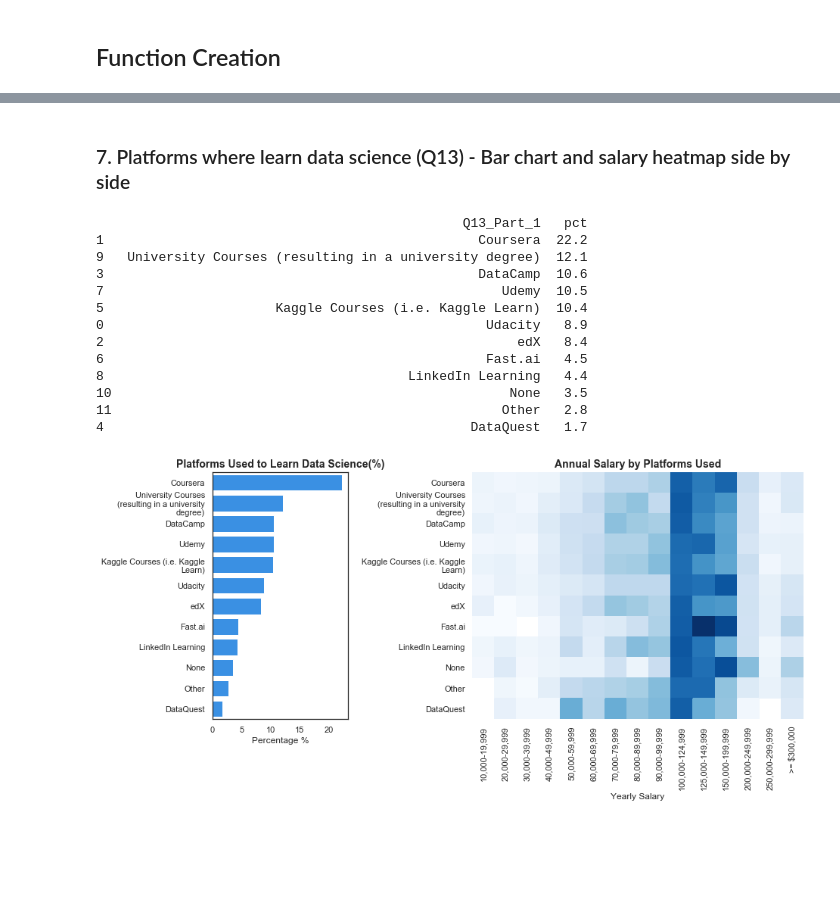
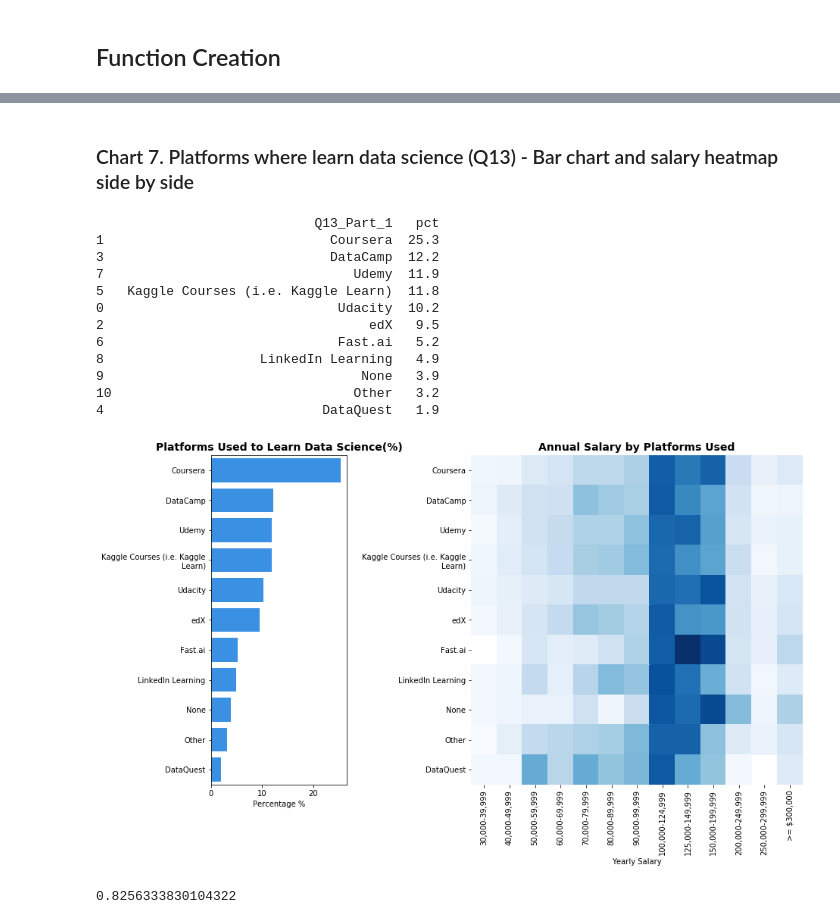
Before and after one commit to noemistatcat/blog_kaggle_survey_2019, a Jupyter notebook: Winning in the Data Science Field.ipynb, the cells around one changed output, grey strips where cells are left out. Cells and saved outputs as stored; diff of their text form; code cells hidden in the pictures; blank space fills up the shorter version.

```diff
--- a/Winning in the Data Science Field.ipynb
+++ b/Winning in the Data Science Field.ipynb
@@ -39,6 +44,18 @@ df.loc[df['Q10'].isin(['300,000-500,000','> $500,000']), 'Q10'] = '>= $300,000'
 # %%
-##### Function to create barplots for questions that are categorical and single answer
 def barplots_single_answer(q_number, x_title, y_title, chart_title, order=None):
+    '''
+    INPUT:
+    q_number - question number for the variable of interest. It should be a single-answer question.
+    x_title - desired title of the x-axis
+    y_title - desired title of the y-axis
+    chart_title - desired main title
+    order_rows - desired sorting of the rows (will default to descending according to frequency of answers)
+
+    OUTPUT:
+    A barplot that shows the frequency in % for the variable of interest
+
+    This function prepares the data for the visualization and draws the bar plot.
+    '''
     cat_values = round((df[pd.notnull(df[q_number])][q_number].value_counts()/len(df[pd.notnull(df[q_number])][q_number])) * 100,1)
     cat_values = cat_values.reset_index().rename(columns = {'index':q_number, q_number:'pct'})
     f, ax = plt.subplots(figsize=(8,8))
@@ -46,17 +63,20 @@ def barplots_single_answer(q_number, x_title, y_title, chart_title, order=None):
     ax.set_xlabel(x_title)
     ax.set_ylabel(y_title)
     plt.title(chart_title, fontsize = 14, fontweight ='bold')
+    print(cat_values)
 
 def barplots_heatmap_single_answer(q_number, bar_chart_title, heatmap_title, order_rows = False):
     '''
     INPUT:
     q_number - question number for the variable of interest. It should be a single-answer question.
-    chart_title - what you want for the main title
+    bar_chart_title - desired title of the frequency bar chart
+    heatmap_title - desired title of the heatmap chart
     order_rows - desired sorting of the rows (will default to descending according to frequency of answers)
 
     OUTPUT:
     Two charts: A barplot that shows the frequency in % for the variable of interest, and a heatmap
     that visually correlates the variable of interest with salary range.
+    Table reference for the percentages
 
     This function prepares the data for the visualization and provides the two visualizations specified.
     '''
@@ -72,8 +92,8 @@ def barplots_heatmap_single_answer(q_number, bar_chart_title, heatmap_title, ord
     cat_values = cat_values.reset_index().rename(columns = {'index':q_number, q_number:'pct'})
 
     # Sort order for the salary bins
-    order_col = ['10,000-19,999','20,000-29,999','30,000-39,999','40,000-49,999','50,000-59,999',
-                 '60,000-69,999','70,000-79,999','80,000-89,999','90,000-99,999','100,000-124,999','125,000-149,999',
+    order_col = ['30,000-39,999','40,000-49,999','50,000-59,999','60,000-69,999','70,000-79,999',
+                 '80,000-89,999','90,000-99,999','100,000-124,999','125,000-149,999',
                  '150,000-199,999','200,000-249,999', '250,000-299,999','>= $300,000']
     y_labels = cat_values[q_number]
 
@@ -112,13 +132,15 @@ def barplots_heatmap_single_answer(q_number, bar_chart_title, heatmap_title, ord
 def barplots_heatmap_multi_answer(multi_question_list, bar_chart_title, heatmap_title, order_rows = False):
     '''
     INPUT:
-    q_number - question number for the variable of interest. It should be a single-answer question.
-    chart_title - what you want for the main title
+    multi_question_list - a list of fields containing the response for a multiple answer-type question
+    bar_chart_title - desired title of the frequency bar chart
+    heatmap_title - desired title of the heatmap chart
     order_rows - desired sorting of the rows (will default to descending according to frequency of answers)
 
     OUTPUT:
     Two charts: A barplot that shows the frequency in % for the variable of interest, and a heatmap
     that visually correlates the variable of interest with salary range.
+    Table reference for the percentages
 
     This function prepares the data for the visualization and provides the two visualizations specified.
     '''
@@ -139,8 +161,8 @@ def barplots_heatmap_multi_answer(multi_question_list, bar_chart_title, heatmap_
         df_multi = df_multi.reindex(index = order_rows)
 
     # Sort order for the salary bins
-    order_col = ['10,000-19,999','20,000-29,999','30,000-39,999','40,000-49,999','50,000-59,999',
-                 '60,000-69,999','70,000-79,999','80,000-89,999','90,000-99,999','100,000-124,999','125,000-149,999',
+    order_col = ['30,000-39,999','40,000-49,999','50,000-59,999','60,000-69,999','70,000-79,999',
+                 '80,000-89,999','90,000-99,999','100,000-124,999','125,000-149,999',
                  '150,000-199,999','200,000-249,999', '250,000-299,999','>= $300,000']
     y_labels = df_multi[multi_question[0]]
 
@@ -159,7 +181,8 @@ def barplots_heatmap_multi_answer(multi_question_list, bar_chart_title, heatmap_
         df_multi_xtab = df_multi_xtab.reindex(order_rows, axis="rows")
 
     # Set-up subplots
-    fig = plt.figure(figsize=(14,6))
+    #fig = plt.figure(figsize=(14,6))
+    fig = plt.figure(figsize=(14,8))
     grid = plt.GridSpec(1, 10, wspace=10, hspace=1)
     plt.subplot(grid[0, :3])
 
@@ -325,24 +337,32 @@ barplots_heatmap_single_answer('Q4', 'Highest Educational Attainment (%)', 'Annu
 # %% [markdown]
-### 7. Platforms where learn data science (Q13) - Bar chart and salary heatmap side by side
+### Chart 7. Platforms where learn data science (Q13) - Bar chart and salary heatmap side by side
 # %%
 barplots_heatmap_multi_answer(['Q13_Part_1', 'Q13_Part_2', 'Q13_Part_3', 'Q13_Part_4', 'Q13_Part_5', 'Q13_Part_6',
-                               'Q13_Part_7', 'Q13_Part_8', 'Q13_Part_9', 'Q13_Part_10', 'Q13_Part_11', 'Q13_Part_12'],
+                               'Q13_Part_7', 'Q13_Part_8', 'Q13_Part_9', 'Q13_Part_11', 'Q13_Part_12'],
                               'Platforms Used to Learn Data Science(%)',
-                              'Annual Salary by Platforms Used',
-                              order_rows = False)
+                              'Annual Salary by Platforms Used')
 # %% [output]
-                                               Q13_Part_1   pct
-1                                                Coursera  22.2
-9   University Courses (resulting in a university degree)  12.1
-3                                                DataCamp  10.6
-7                                                   Udemy  10.5
-5                      Kaggle Courses (i.e. Kaggle Learn)  10.4
-0                                                 Udacity   8.9
-2                                                     edX   8.4
-6                                                 Fast.ai   4.5
-8                                       LinkedIn Learning   4.4
-10                                                   None   3.5
-11                                                  Other   2.8
-4                                               DataQuest   1.7
+                            Q13_Part_1   pct
+1                             Coursera  25.3
+3                             DataCamp  12.2
+7                                Udemy  11.9
+5   Kaggle Courses (i.e. Kaggle Learn)  11.8
+0                              Udacity  10.2
+2                                  edX   9.5
+6                              Fast.ai   5.2
+8                    LinkedIn Learning   4.9
+9                                 None   3.9
+10                               Other   3.2
+4                            DataQuest   1.9
-[figure, old version]
+[figure, new version]
+# %%
+# Compute for Percentage of Kagglers who learned through online platforms
+platform_list = ['Q13_Part_1', 'Q13_Part_2', 'Q13_Part_3', 'Q13_Part_4', 'Q13_Part_5', 'Q13_Part_6',
+            'Q13_Part_7', 'Q13_Part_8', 'Q13_Part_9', 'Q13_Part_12']
+
+df['Count_Platform'] = df[platform_list].apply(lambda x: x.count(), axis=1)
+
+len(df[df['Count_Platform'] > 0]) / len(df['Count_Platform'])
+# %% [output]
+0.8256333830104322
 # %% [markdown]
```
Also changed, not shown: parts of 34 cells of this notebook.
